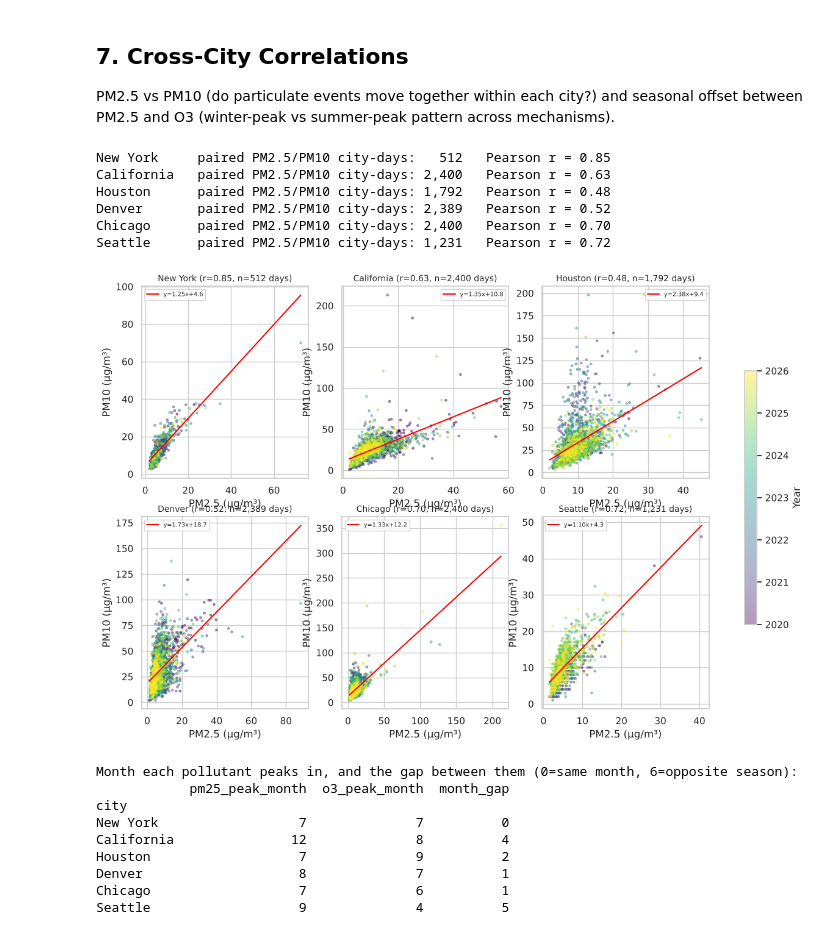
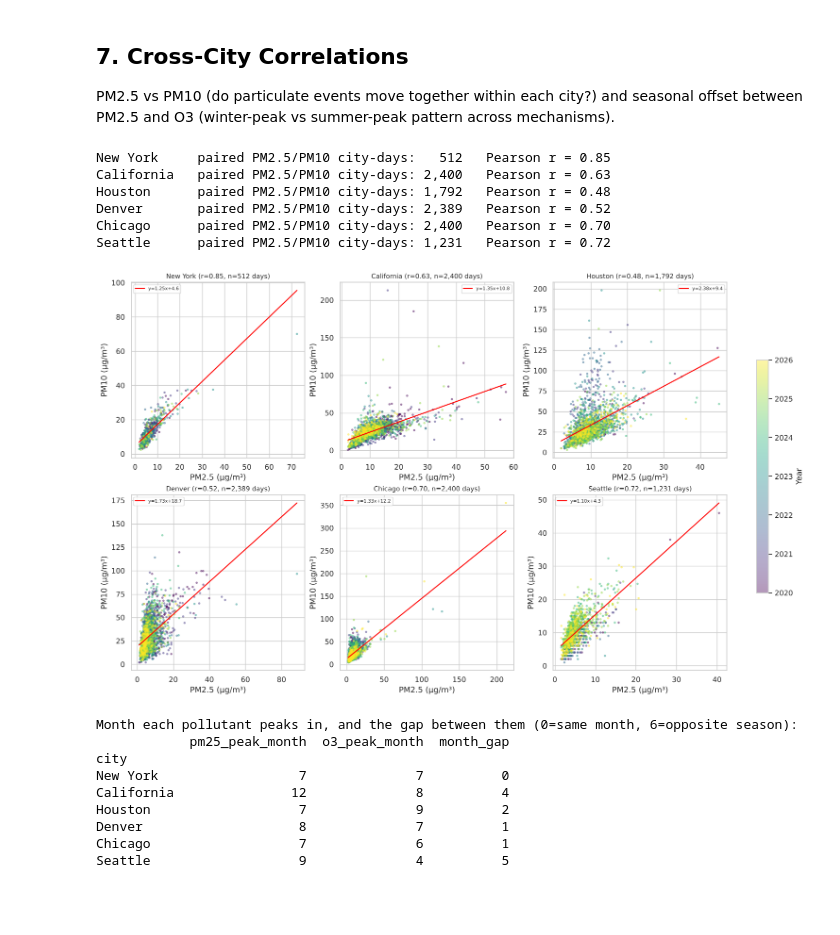
Before and after one commit to AlonsoSheila/air-quality-usa, a Jupyter notebook: air_quality_usa.ipynb, the cells around one changed output. Saved outputs shown, nothing was run; the diff lists cells and outputs as text; code cells hidden in the pictures; blank space fills up the shorter version.

Commit message:
Fix figure layout, heatmaps and cleanup

```diff
--- a/air_quality_usa.ipynb
+++ b/air_quality_usa.ipynb
@@ -241,7 +239,7 @@ Same three charts for every city, generated in a loop over `regions.csv`
 so a 7th city only requires adding a row there and re-running — no copy-
 pasted per-city cells.
 # %%
-def plot_city(city, cbsa_name, mechanism, color):
+def plot_city(city, mechanism, color):
     city_pollutants = pollutants[pollutants["city"] == city]
     city_aqi = aqi[aqi["city"] == city].copy()
 
@@ -298,6 +296,11 @@ def plot_city(city, cbsa_name, mechanism, color):
     city_aqi["year"] = city_aqi["date"].dt.year
     city_aqi["month"] = city_aqi["date"].dt.month
     pivot = city_aqi.pivot_table(index="year", columns="month", values="aqi_composite", aggfunc="mean")
+    # Months with fewer than 5 days of data (the last, partly observed month of
+    # the series) are left blank, as in the dashboard: a mean over 1-2 days is
+    # not a monthly value and would distort the colour scale.
+    n_days = city_aqi.pivot_table(index="year", columns="month", values="aqi_composite", aggfunc="count")
+    pivot = pivot.where(n_days >= 5)
     pivot.columns = [["Jan","Feb","Mar","Apr","May","Jun","Jul","Aug","Sep","Oct","Nov","Dec"][m-1] for m in pivot.columns]
 
     fig, ax = plt.subplots(figsize=(10, 2.8))
@@ -317,6 +320,6 @@ def plot_city(city, cbsa_name, mechanism, color):
 
 
 for _, row in regions.iterrows():
-    plot_city(row["city"], row["cbsa_name"], row["mechanism"], row["color"])
+    plot_city(row["city"], row["mechanism"], row["color"])
 # %% [output]
 [figure]
@@ -818,7 +820,7 @@ PM2.5 vs PM10 (do particulate events move together within each city?) and
 seasonal offset between PM2.5 and O3 (winter-peak vs summer-peak pattern
 across mechanisms).
 # %%
-fig, axes = plt.subplots(2, 3, figsize=(15, 9))
+fig, axes = plt.subplots(2, 3, figsize=(15, 9), layout="constrained")
 for ax, city in zip(axes.flat, CITY_ORDER):
     city_data = pollutants[pollutants["city"] == city]
     wide = city_data.pivot_table(index="date", columns="pollutant", values="value")
@@ -826,34 +828,34 @@ for ax, city in zip(axes.flat, CITY_ORDER):
         valid = wide[["pm25", "pm10"]].dropna().reset_index()
         valid["year"] = pd.to_datetime(valid["date"]).dt.year
         n_pairs = len(valid)  # city-days with BOTH PM2.5 and PM10 (not raw row counts)
         r = valid["pm25"].corr(valid["pm10"]) if n_pairs > 10 else float("nan")
         print(f"{city:<12} paired PM2.5/PM10 city-days: {n_pairs:>5,}   Pearson r = {r:.2f}")
 
         scatter = ax.scatter(valid["pm25"], valid["pm10"], c=valid["year"], cmap="viridis", s=6, alpha=0.4)
 
         if n_pairs >= 3:
             m, b = np.polyfit(valid["pm25"], valid["pm10"], 1)
             x_line = np.linspace(valid["pm25"].min(), valid["pm25"].max(), 100)
             ax.plot(x_line, m * x_line + b, color="red", linewidth=1.5, label=f"y={m:.2f}x+{b:.1f}")
 
         ax.set_title(f"{city} (r={r:.2f}, n={n_pairs:,} days)", fontsize=10)
         ax.set_xlabel("PM2.5 (µg/m³)")
         ax.set_ylabel("PM10 (µg/m³)")
         ax.legend(fontsize=7)
     else:
         ax.set_visible(False)
 
 fig.colorbar(scatter, ax=axes, label="Year", shrink=0.6)
 plt.savefig("images/fig7_pm25_pm10_correlation.png", dpi=150, bbox_inches="tight")
 plt.show()
 # %% [output]
 New York     paired PM2.5/PM10 city-days:   512   Pearson r = 0.85
 California   paired PM2.5/PM10 city-days: 2,400   Pearson r = 0.63
 Houston      paired PM2.5/PM10 city-days: 1,792   Pearson r = 0.48
 Denver       paired PM2.5/PM10 city-days: 2,389   Pearson r = 0.52
 Chicago      paired PM2.5/PM10 city-days: 2,400   Pearson r = 0.70
 Seattle      paired PM2.5/PM10 city-days: 1,231   Pearson r = 0.72
-[figure, old version]
+[figure, new version]
 # %%
 # Seasonal offset: does each city's PM2.5 peak in a different month than
 # its O3 peak? This is the second analysis promised in this section's
```
Also changed, not shown: parts of 3 cells of this notebook, 3 other files.
